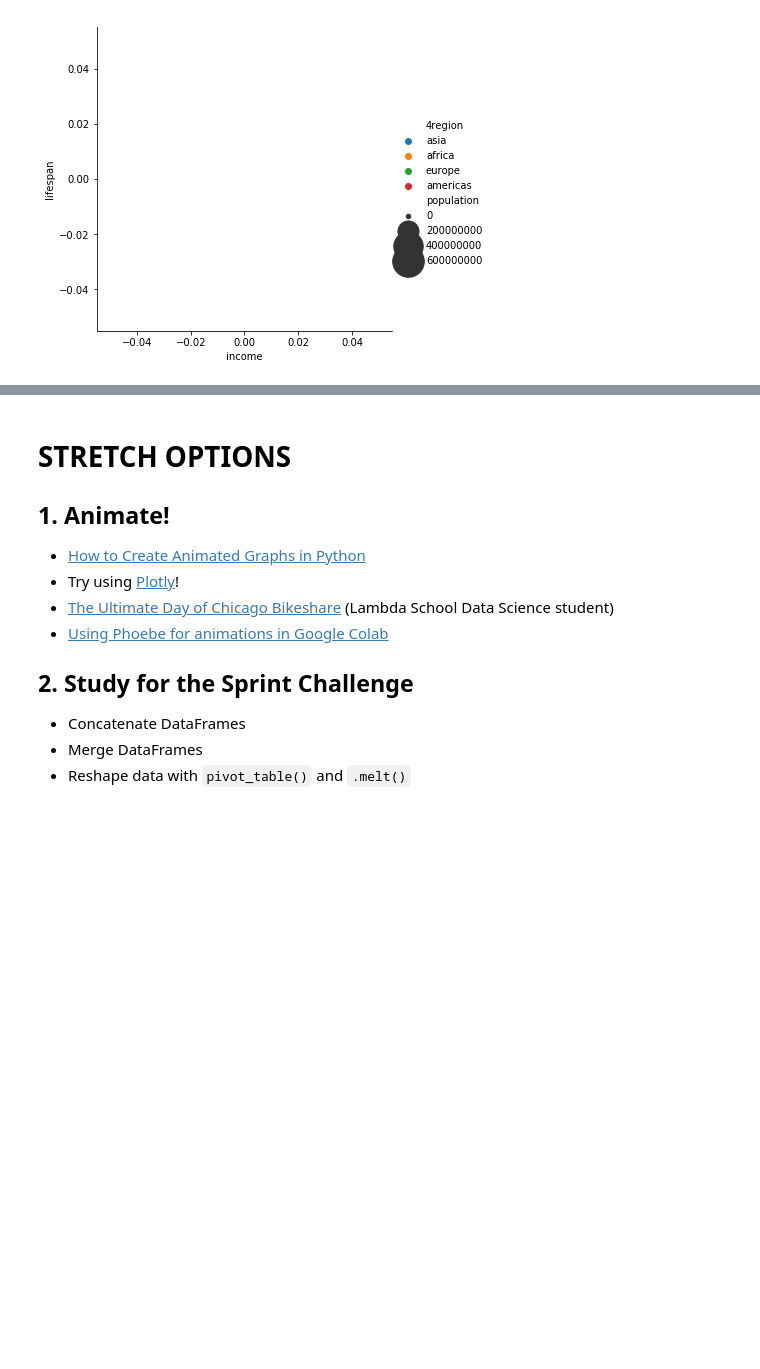
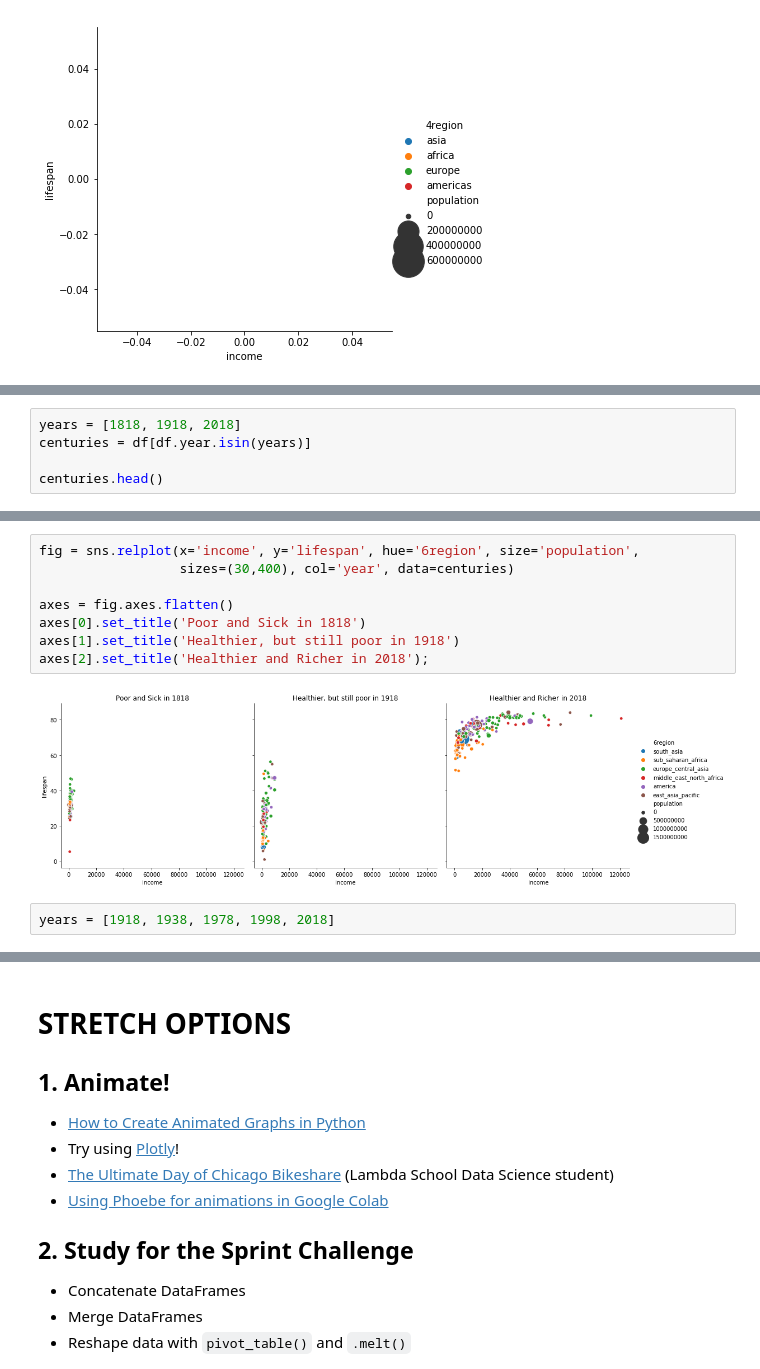
Before and after one commit to Bhavani-Rajan/DS-Unit-1-Sprint-2-Data-Wrangling-and-Storytelling, a Jupyter notebook: module4-sequence-your-narrative/LS_DS_124_Sequence_your_narrative_Assignment.ipynb, the cells around one changed output, grey strips where cells are left out. Cells and saved outputs as stored; diff of their text form; blank space fills up the shorter version.

```diff
--- a/module4-sequence-your-narrative/LS_DS_124_Sequence_your_narrative_Assignment.ipynb
+++ b/module4-sequence-your-narrative/LS_DS_124_Sequence_your_narrative_Assignment.ipynb
@@ -329,0 +405,5 @@ plt.show()
+# %%
+years = [1818, 1918, 2018]
+centuries = df[df.year.isin(years)]
+
+centuries.head()
@@ -329,0 +417,12 @@ plt.show()
+# %%
+fig = sns.relplot(x='income', y='lifespan', hue='6region', size='population',
+                  sizes=(30,400), col='year', data=centuries)
+
+axes = fig.axes.flatten()
+axes[0].set_title('Poor and Sick in 1818')
+axes[1].set_title('Healthier, but still poor in 1918')
+axes[2].set_title('Healthier and Richer in 2018');
+# %% [output]
+[figure, added]
+# %%
+years = [1918, 1938, 1978, 1998, 2018]
```
Also changed, not shown: parts of 10 cells of this notebook.
